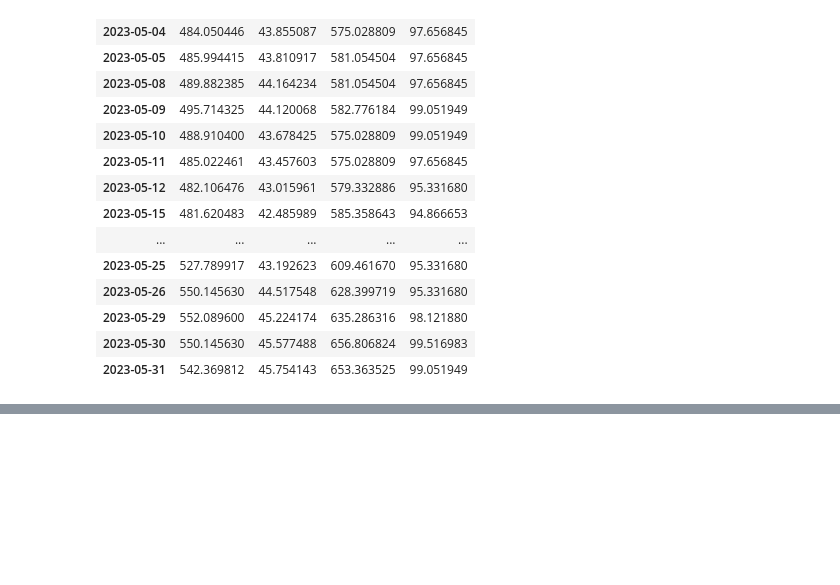
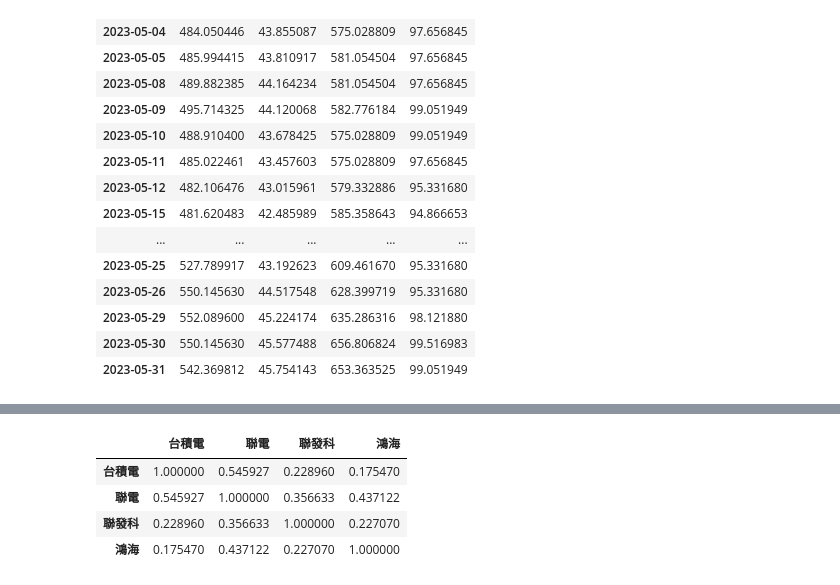
Before and after one commit to SophiaSu0925/__2024_07_29_AI_python, a Jupyter notebook: lesson17/lesson17_4.ipynb, the cells around one changed output, grey strips where cells are left out. Cells and saved outputs as stored; diff of their text form; code cells hidden in the pictures; blank space fills up the shorter version.

```diff
--- a/lesson17/lesson17_4.ipynb
+++ b/lesson17/lesson17_4.ipynb
@@ -199,0 +247,9 @@ prices_df1.loc['2023-05']
+# %%
+#相關係數
+prices_pct_change.corr()
+# %% [output]
+|  | 台積電 | 聯電 | 聯發科 | 鴻海 |
+| 台積電 | 1.000000 | 0.545927 | 0.228960 | 0.175470 |
+| 聯電 | 0.545927 | 1.000000 | 0.356633 | 0.437122 |
+| 聯發科 | 0.228960 | 0.356633 | 1.000000 | 0.227070 |
+| 鴻海 | 0.175470 | 0.437122 | 0.227070 | 1.000000 |
```
Also changed, not shown: parts of 3 cells of this notebook.
